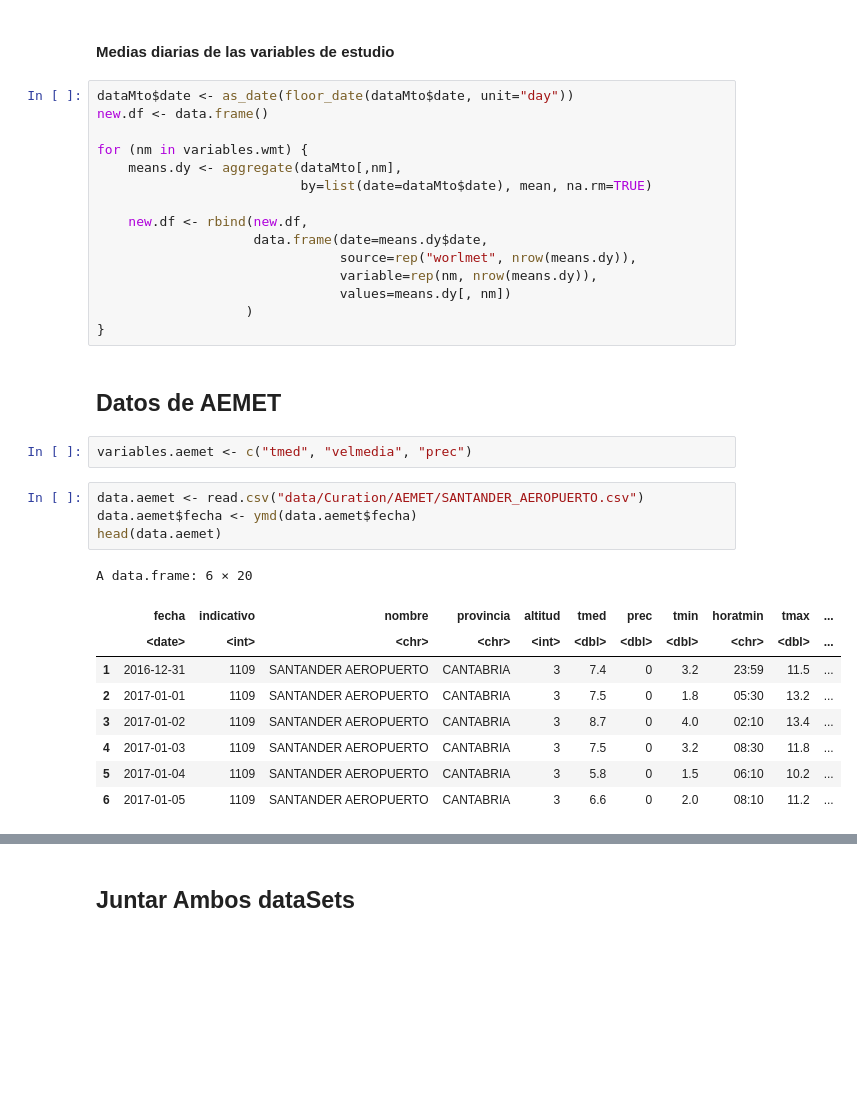
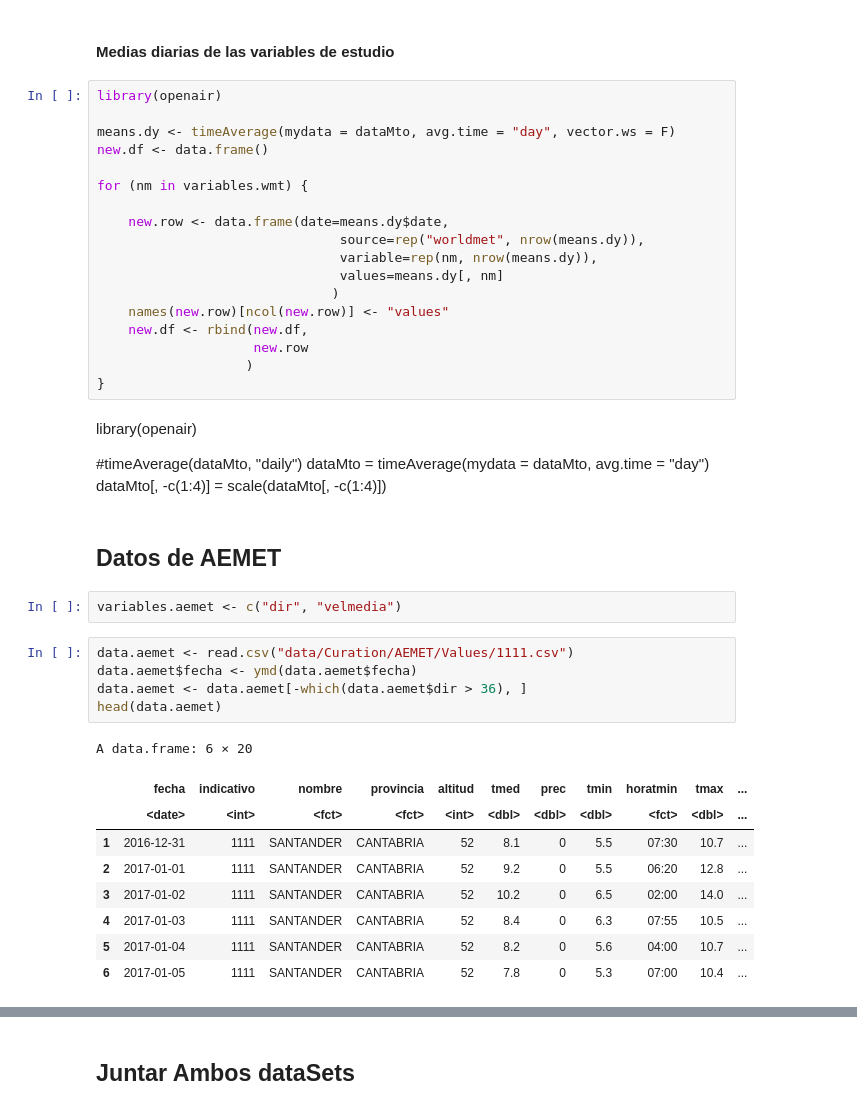
Before and after one commit to Jaimedgp/AirQualityCOVID, a Jupyter notebook: notebooks/Curation/WorldMet/worldmet_AEMET.ipynb, the cells around one changed output, grey strips where cells are left out. Cells and saved outputs as stored; diff of their text form; blank space fills up the shorter version.

```diff
--- a/notebooks/Curation/WorldMet/worldmet_AEMET.ipynb
+++ b/notebooks/Curation/WorldMet/worldmet_AEMET.ipynb
@@ -54,38 +51,48 @@ A tibble: 6 × 25
 # %% [markdown]
 #### Medias diarias de las variables de estudio
 # %%
-dataMto$date <- as_date(floor_date(dataMto$date, unit="day"))
+library(openair)
+
+means.dy <- timeAverage(mydata = dataMto, avg.time = "day", vector.ws = F)
 new.df <- data.frame()
 
 for (nm in variables.wmt) {
-    means.dy <- aggregate(dataMto[,nm],
-                          by=list(date=dataMto$date), mean, na.rm=TRUE)
 
+    new.row <- data.frame(date=means.dy$date,
+                               source=rep("worldmet", nrow(means.dy)),
+                               variable=rep(nm, nrow(means.dy)),
+                               values=means.dy[, nm]
+                              )
+    names(new.row)[ncol(new.row)] <- "values"
     new.df <- rbind(new.df,
-                    data.frame(date=means.dy$date,
-                               source=rep("worlmet", nrow(means.dy)),
-                               variable=rep(nm, nrow(means.dy)),
-                               values=means.dy[, nm])
+                    new.row
                    )
 }
+# %% [markdown]
+library(openair)
+
+#timeAverage(dataMto, "daily")
+dataMto = timeAverage(mydata = dataMto, avg.time = "day")
+dataMto[, -c(1:4)] = scale(dataMto[, -c(1:4)])
 # %% [markdown]
 ## Datos de AEMET
 # %%
-variables.aemet <- c("tmed", "velmedia", "prec")
+variables.aemet <- c("dir", "velmedia")
 # %%
-data.aemet <- read.csv("data/Curation/AEMET/SANTANDER_AEROPUERTO.csv")
+data.aemet <- read.csv("data/Curation/AEMET/Values/1111.csv")
 data.aemet$fecha <- ymd(data.aemet$fecha)
+data.aemet <- data.aemet[-which(data.aemet$dir > 36), ]
 head(data.aemet)
 # %% [output]
 A data.frame: 6 × 20
 |  | fecha | indicativo | nombre | provincia | altitud | tmed | prec | tmin | horatmin | tmax | ... |
-|  | <date> | <int> | <chr> | <chr> | <int> | <dbl> | <dbl> | <dbl> | <chr> | <dbl> | ... |
-| 1 | 2016-12-31 | 1109 | SANTANDER AEROPUERTO | CANTABRIA | 3 | 7.4 | 0 | 3.2 | 23:59 | 11.5 | ... |
-| 2 | 2017-01-01 | 1109 | SANTANDER AEROPUERTO | CANTABRIA | 3 | 7.5 | 0 | 1.8 | 05:30 | 13.2 | ... |
-| 3 | 2017-01-02 | 1109 | SANTANDER AEROPUERTO | CANTABRIA | 3 | 8.7 | 0 | 4.0 | 02:10 | 13.4 | ... |
-| 4 | 2017-01-03 | 1109 | SANTANDER AEROPUERTO | CANTABRIA | 3 | 7.5 | 0 | 3.2 | 08:30 | 11.8 | ... |
-| 5 | 2017-01-04 | 1109 | SANTANDER AEROPUERTO | CANTABRIA | 3 | 5.8 | 0 | 1.5 | 06:10 | 10.2 | ... |
-| 6 | 2017-01-05 | 1109 | SANTANDER AEROPUERTO | CANTABRIA | 3 | 6.6 | 0 | 2.0 | 08:10 | 11.2 | ... |
+|  | <date> | <int> | <fct> | <fct> | <int> | <dbl> | <dbl> | <dbl> | <fct> | <dbl> | ... |
+| 1 | 2016-12-31 | 1111 | SANTANDER | CANTABRIA | 52 | 8.1 | 0 | 5.5 | 07:30 | 10.7 | ... |
+| 2 | 2017-01-01 | 1111 | SANTANDER | CANTABRIA | 52 | 9.2 | 0 | 5.5 | 06:20 | 12.8 | ... |
+| 3 | 2017-01-02 | 1111 | SANTANDER | CANTABRIA | 52 | 10.2 | 0 | 6.5 | 02:00 | 14.0 | ... |
+| 4 | 2017-01-03 | 1111 | SANTANDER | CANTABRIA | 52 | 8.4 | 0 | 6.3 | 07:55 | 10.5 | ... |
+| 5 | 2017-01-04 | 1111 | SANTANDER | CANTABRIA | 52 | 8.2 | 0 | 5.6 | 04:00 | 10.7 | ... |
+| 6 | 2017-01-05 | 1111 | SANTANDER | CANTABRIA | 52 | 7.8 | 0 | 5.3 | 07:00 | 10.4 | ... |
 # %%
 new.df.aemet <- data.frame()
 
```
Also changed, not shown: parts of 16 cells of this notebook.
